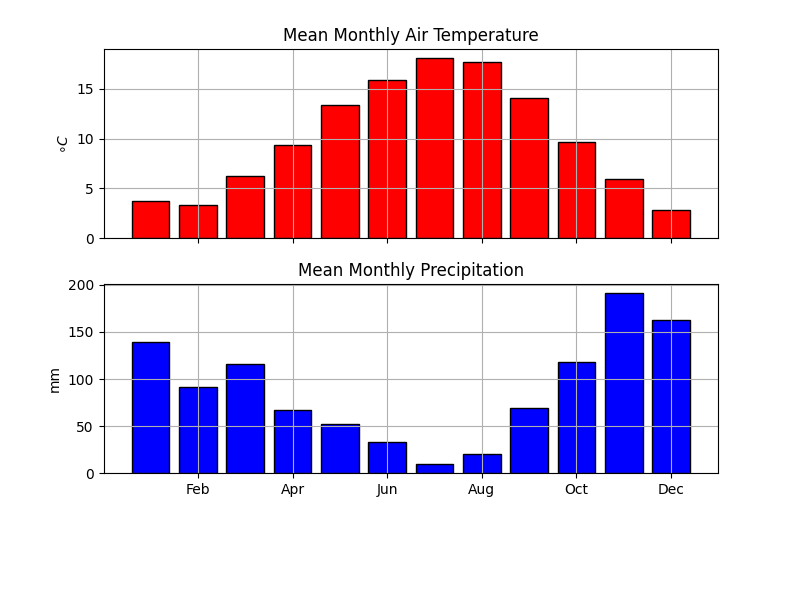
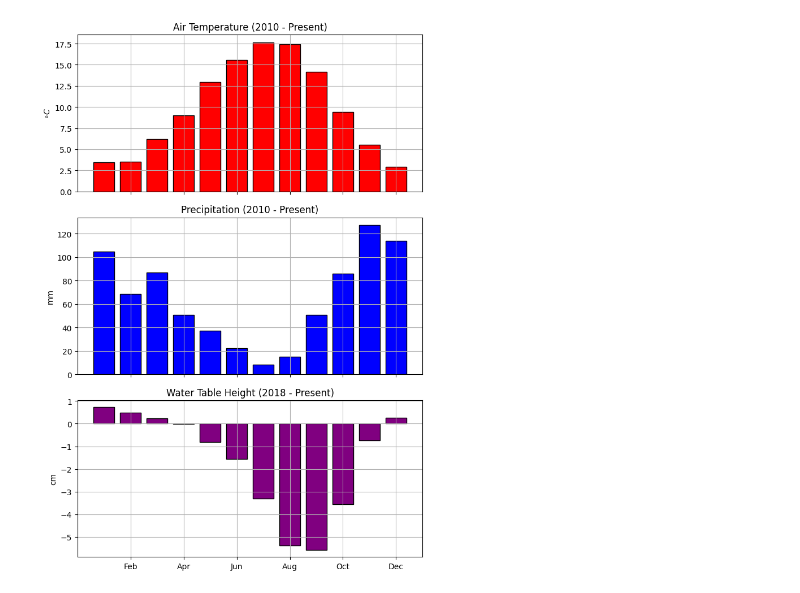
Before and after one commit to ubc-micromet/BBECA_Work, a Jupyter notebook: Maps_and_Figures.ipynb, the cells around one changed output. Drawn from its saved outputs; the diff is of its cells as text; code cells hidden in the pictures; blank space fills up the shorter version.

```diff
--- a/Maps_and_Figures.ipynb
+++ b/Maps_and_Figures.ipynb
@@ -238,29 +236,39 @@ with rio.open(path+name) as src:
 # %%
 import pandas as pd
 import matplotlib.pyplot as plt
 
 ECC = pd.read_csv('BB_Data/DELTA BURNS BOG.csv',parse_dates=['LOCAL_DATE'],low_memory=False)
 ECC = ECC.set_index('LOCAL_DATE')
 ECC_m = ECC[['TEMP']].groupby(ECC.index.month).mean()
 ECC_ym = ECC[['PRECIP_AMOUNT']].resample('m').sum()
 ECC_m['PRECIP_AMOUNT'] = ECC_ym.groupby(ECC_ym.index.month).mean()
 
+WTD=pd.read_csv('BB_Data/BB1_WTD_Corrected.csv',parse_dates=['Date'],index_col=['Date'])
+
 kwargs = {'color':'red','edgecolor':'k'}
 
-fig,ax=plt.subplots(2,figsize=(7,5),sharex=True)
+fig,ax=plt.subplots(3,figsize=(7,10),sharex=True)
 ax[0].bar(ECC_m.index,ECC_m['TEMP'],**kwargs)
 ax[0].grid()
 ax[0].set_ylabel('$\circ C$')
-ax[0].set_title('Air Temperature',loc='left')
+ax[0].set_title('Air Temperature (2010 - Present)')
 
 kwargs['color']='blue'
 ax[1].bar(ECC_m.index,ECC_m['PRECIP_AMOUNT'],**kwargs)
 ax[1].grid()
-ax[1].set_xticklabels(['','Feb','Apr','Jun','Aug','Oct','Dec'])
 ax[1].set_ylabel('mm')
-ax[1].set_title('Precipitation',loc='left')
+ax[1].set_title('Precipitation (2010 - Present)')
+
+kwargs['color'] = 'purple'
+
+WTD_m = WTD.groupby(WTD.index.month).mean()
+ax[2].bar(WTD_m.index,WTD_m['WTD_est'],**kwargs)
+ax[2].grid()
+ax[2].set_ylabel('cm')
+ax[2].set_title('Water Table Height (2018 - Present)')
+ax[2].set_xticklabels(['','Feb','Apr','Jun','Aug','Oct','Dec'])
 
 plt.tight_layout()
 plt.savefig('images/Climatology.png',dpi=600)
 # %% [output]
-[figure, old version]
+[figure, new version]
```
Also changed, not shown: parts of 5 cells of this notebook, 14 other files.
